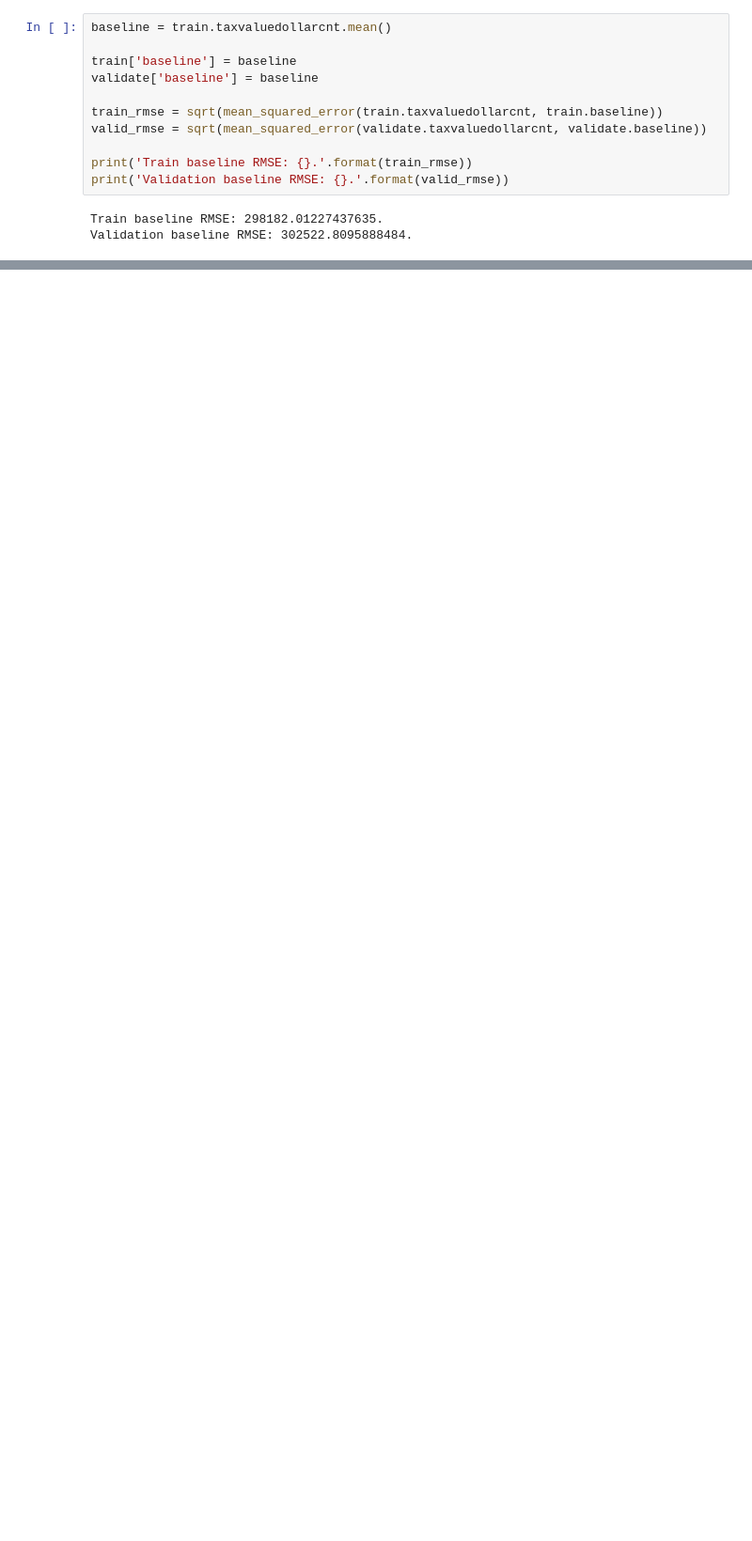
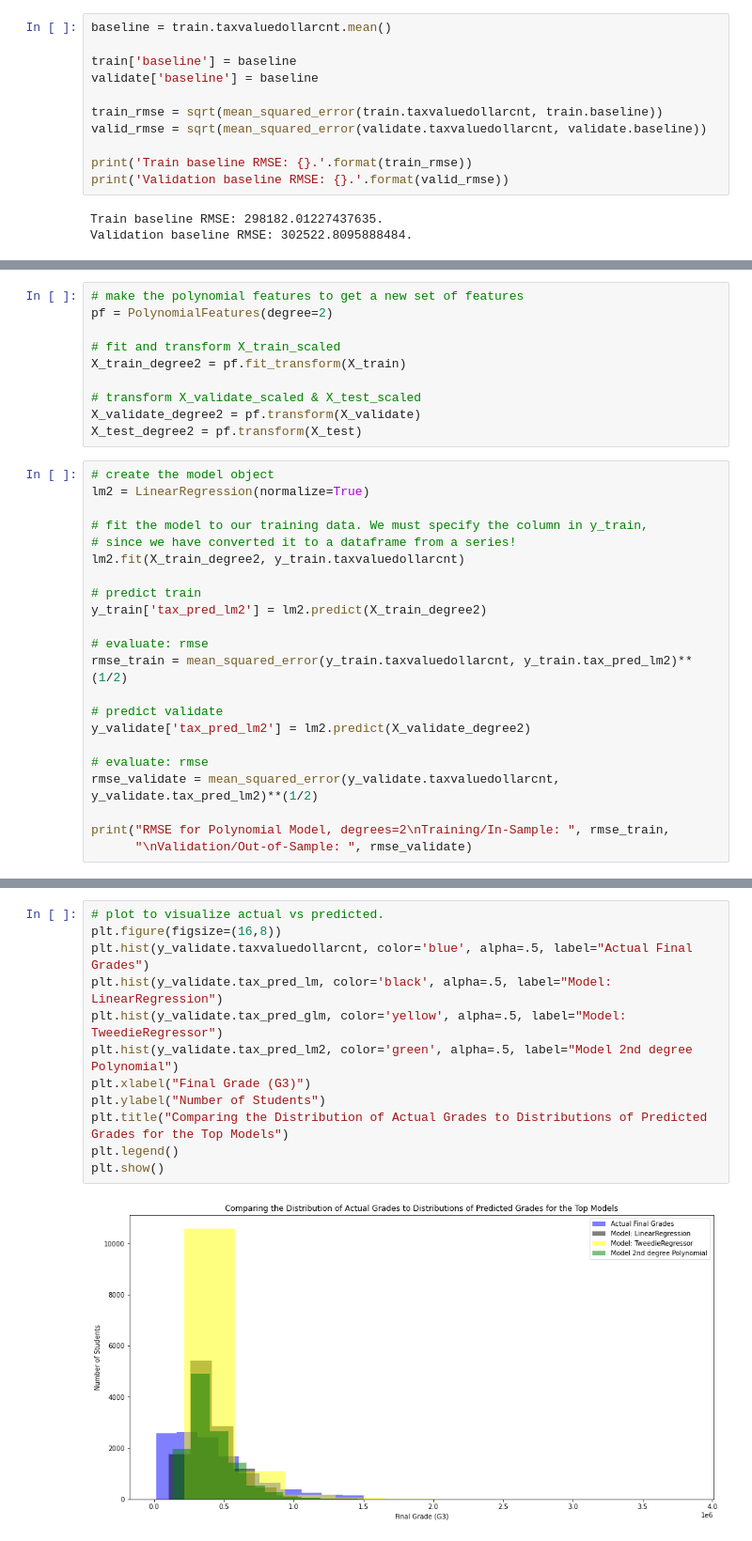
Before and after one commit to GladyBarrios/Zillow_Regression_Project, a Jupyter notebook: Project_rough_draft.ipynb, the cells around one changed output, grey strips where cells are left out. Shown at 94% size. Cells and saved outputs as stored; diff of their text form; blank space fills up the shorter version.

```diff
--- a/Project_rough_draft.ipynb
+++ b/Project_rough_draft.ipynb
@@ -494,0 +460,32 @@ Validation baseline RMSE: 302522.8095888484.
+# %%
+# make the polynomial features to get a new set of features
+pf = PolynomialFeatures(degree=2)
+
+# fit and transform X_train_scaled
+X_train_degree2 = pf.fit_transform(X_train)
+
+# transform X_validate_scaled & X_test_scaled
+X_validate_degree2 = pf.transform(X_validate)
+X_test_degree2 = pf.transform(X_test)
+# %%
+# create the model object
+lm2 = LinearRegression(normalize=True)
+
+# fit the model to our training data. We must specify the column in y_train,
+# since we have converted it to a dataframe from a series!
+lm2.fit(X_train_degree2, y_train.taxvaluedollarcnt)
+
+# predict train
+y_train['tax_pred_lm2'] = lm2.predict(X_train_degree2)
+
+# evaluate: rmse
+rmse_train = mean_squared_error(y_train.taxvaluedollarcnt, y_train.tax_pred_lm2)**(1/2)
+
+# predict validate
+y_validate['tax_pred_lm2'] = lm2.predict(X_validate_degree2)
+
+# evaluate: rmse
+rmse_validate = mean_squared_error(y_validate.taxvaluedollarcnt, y_validate.tax_pred_lm2)**(1/2)
+
+print("RMSE for Polynomial Model, degrees=2\nTraining/In-Sample: ", rmse_train,
+      "\nValidation/Out-of-Sample: ", rmse_validate)
@@ -505,0 +502,14 @@ lm.coef_, lm.intercept_
+# %%
+# plot to visualize actual vs predicted.
+plt.figure(figsize=(16,8))
+plt.hist(y_validate.taxvaluedollarcnt, color='blue', alpha=.5, label="Actual Final Grades")
+plt.hist(y_validate.tax_pred_lm, color='black', alpha=.5, label="Model: LinearRegression")
+plt.hist(y_validate.tax_pred_glm, color='yellow', alpha=.5, label="Model: TweedieRegressor")
+plt.hist(y_validate.tax_pred_lm2, color='green', alpha=.5, label="Model 2nd degree Polynomial")
+plt.xlabel("Final Grade (G3)")
+plt.ylabel("Number of Students")
+plt.title("Comparing the Distribution of Actual Grades to Distributions of Predicted Grades for the Top Models")
+plt.legend()
+plt.show()
+# %% [output]
+[figure, added]
```
Also changed, not shown: parts of 73 cells of this notebook, 3 other files.
